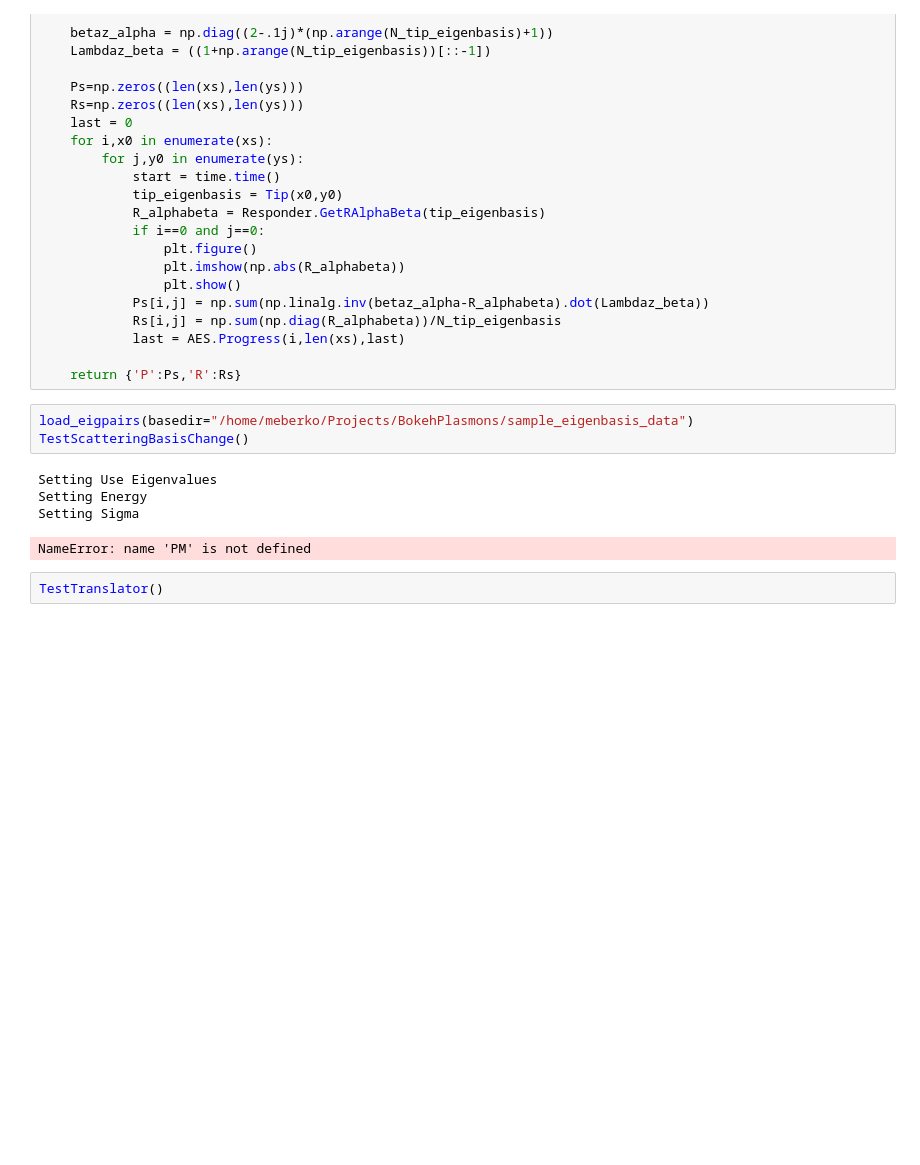
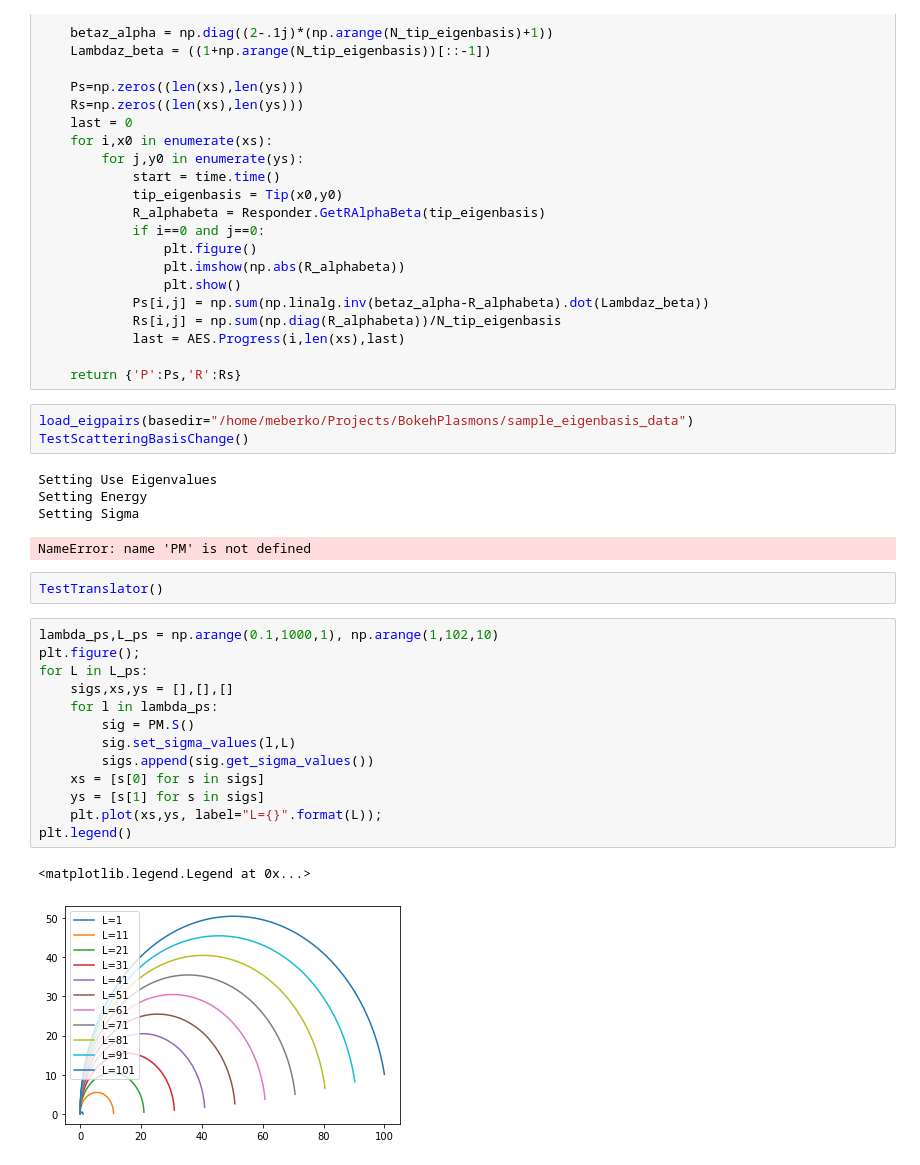
Before and after one commit to magittan/BokehPlasmons, a Jupyter notebook: notebooks/Refactor.ipynb, the cells around one changed output. Drawn from its saved outputs; the diff is of its cells as text; blank space fills up the shorter version.

```diff
--- a/notebooks/Refactor.ipynb
+++ b/notebooks/Refactor.ipynb
@@ -283,3 +850,19 @@ Setting Sigma
 NameError: name 'PM' is not defined
 # %%
 TestTranslator()
+# %%
+lambda_ps,L_ps = np.arange(0.1,1000,1), np.arange(1,102,10)
+plt.figure();
+for L in L_ps:
+    sigs,xs,ys = [],[],[]
+    for l in lambda_ps:
+        sig = PM.S()
+        sig.set_sigma_values(l,L)
+        sigs.append(sig.get_sigma_values())
+    xs = [s[0] for s in sigs]
+    ys = [s[1] for s in sigs]
+    plt.plot(xs,ys, label="L={}".format(L));
+plt.legend()
+# %% [output]
+<matplotlib.legend.Legend at 0x...>
+[figure, added]
```
Also changed, not shown: parts of 3 cells of this notebook, 2 other files.
